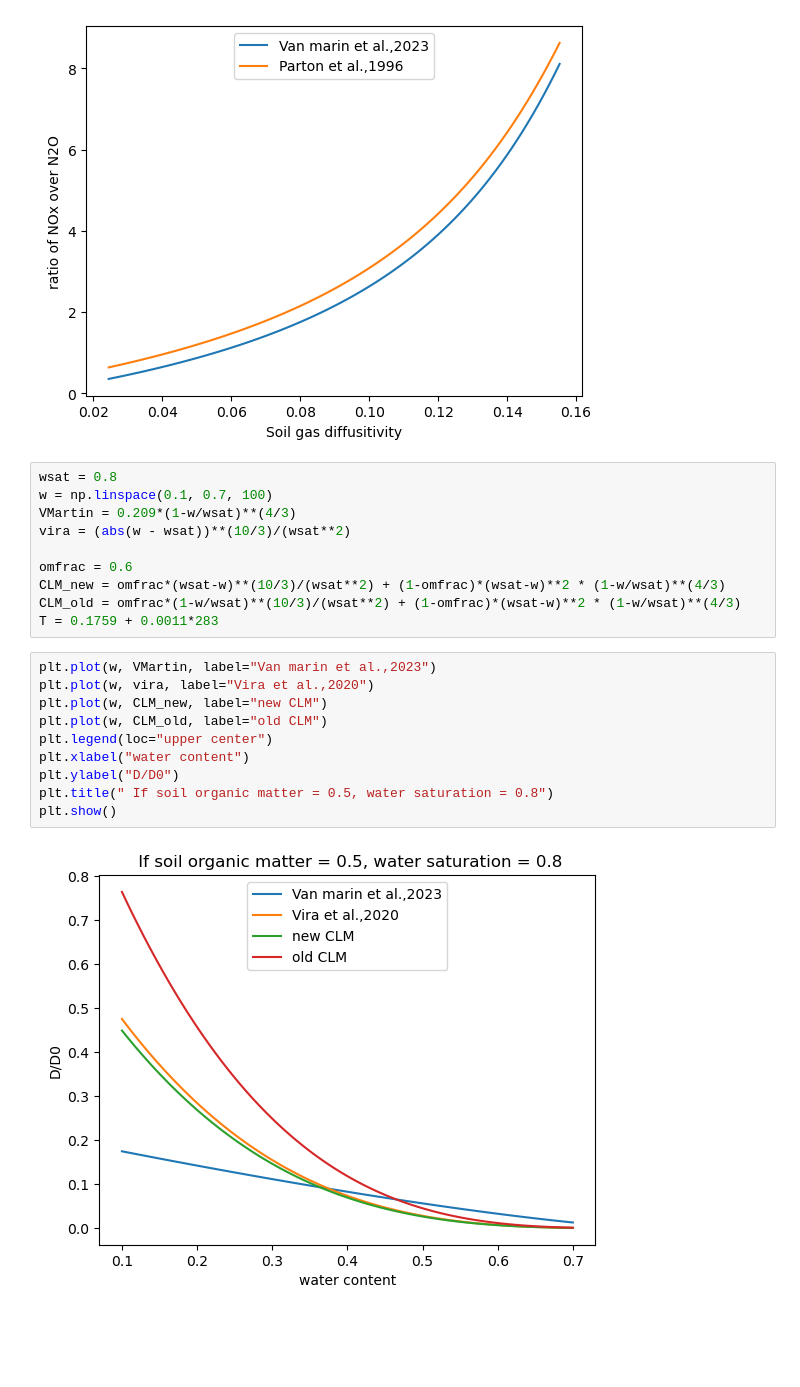
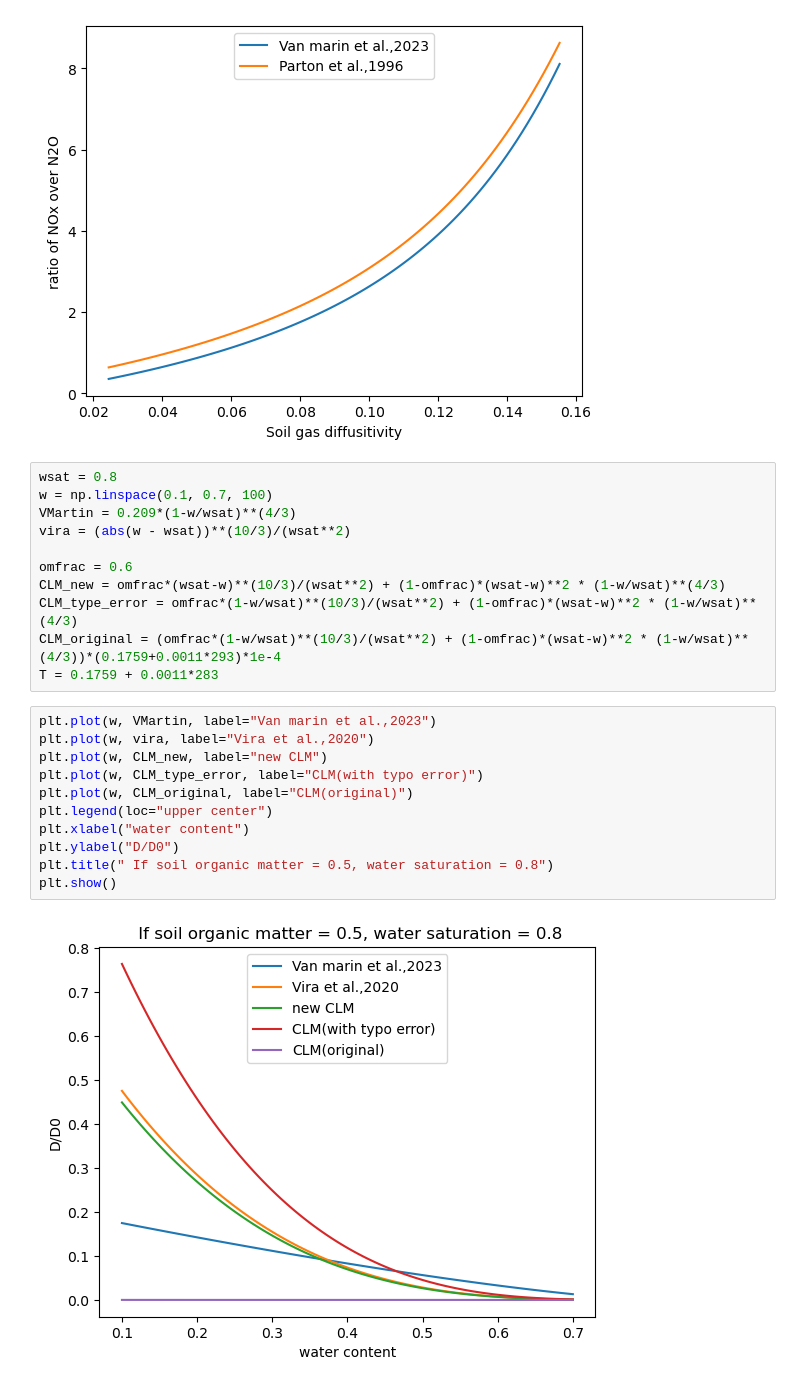
Before and after one commit to jinmuluo/ABCI, a Jupyter notebook: pH.ipynb, the cells around one changed output. Cells and saved outputs as stored; diff of their text form; blank space fills up the shorter version.

```diff
--- a/pH.ipynb
+++ b/pH.ipynb
@@ -48,17 +49,19 @@ vira = (abs(w - wsat))**(10/3)/(wsat**2)
 
 omfrac = 0.6
 CLM_new = omfrac*(wsat-w)**(10/3)/(wsat**2) + (1-omfrac)*(wsat-w)**2 * (1-w/wsat)**(4/3)
-CLM_old = omfrac*(1-w/wsat)**(10/3)/(wsat**2) + (1-omfrac)*(wsat-w)**2 * (1-w/wsat)**(4/3)
+CLM_type_error = omfrac*(1-w/wsat)**(10/3)/(wsat**2) + (1-omfrac)*(wsat-w)**2 * (1-w/wsat)**(4/3)
+CLM_original = (omfrac*(1-w/wsat)**(10/3)/(wsat**2) + (1-omfrac)*(wsat-w)**2 * (1-w/wsat)**(4/3))*(0.1759+0.0011*293)*1e-4
 T = 0.1759 + 0.0011*283
 # %%
 plt.plot(w, VMartin, label="Van marin et al.,2023")
 plt.plot(w, vira, label="Vira et al.,2020")
 plt.plot(w, CLM_new, label="new CLM")
-plt.plot(w, CLM_old, label="old CLM")
+plt.plot(w, CLM_type_error, label="CLM(with typo error)")
+plt.plot(w, CLM_original, label="CLM(original)")
 plt.legend(loc="upper center")
 plt.xlabel("water content")
 plt.ylabel("D/D0")
 plt.title(" If soil organic matter = 0.5, water saturation = 0.8")
 plt.show()
 # %% [output]
-[figure, old version]
+[figure, new version]
```
Also changed, not shown: parts of 3 cells of this notebook.
